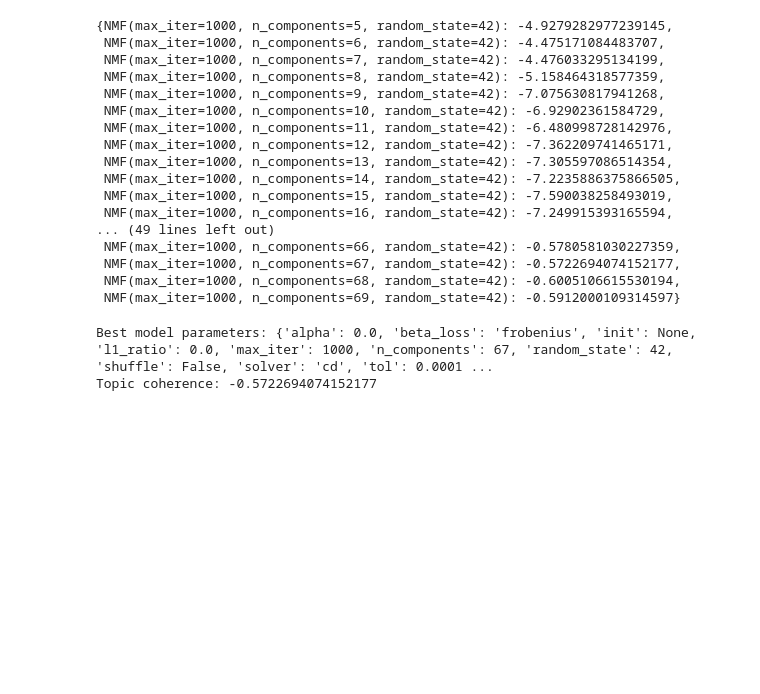
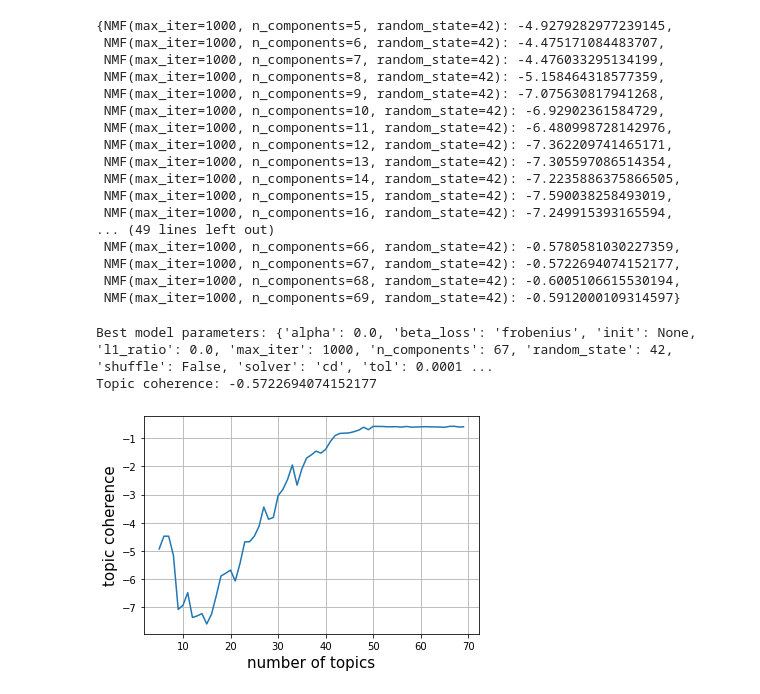
Before and after one commit to weso-edma/hercules-challenge-git, a Jupyter notebook: notebooks/2_Topic_Modelling.ipynb, the cells around one changed output. Saved outputs shown, nothing was run; the diff lists cells and outputs as text; code cells hidden in the pictures; blank space fills up the shorter version.

```diff
--- a/notebooks/2_Topic_Modelling.ipynb
+++ b/notebooks/2_Topic_Modelling.ipynb
@@ -258,6 +279,10 @@ best_nmf_model = get_best_model(nmf_results)
 # %% [output]
 Best model parameters: {'alpha': 0.0, 'beta_loss': 'frobenius', 'init': None, 'l1_ratio': 0.0, 'max_iter': 1000, 'n_components': 67, 'random_state': 42, 'shuffle': False, 'solver': 'cd', 'tol': 0.0001 ...
 Topic coherence: -0.5722694074152177
+# %%
+plot_results(nmf_results, 'nfm.eps')
+# %% [output]
+[figure, added]
 # %%
 tfidf_feature_names = tfidf_vectorizer.get_feature_names()
 print_top_words(best_nmf_model, tfidf_feature_names, 10)
```
Also changed, not shown: parts of 4 cells of this notebook, 3 other files.
